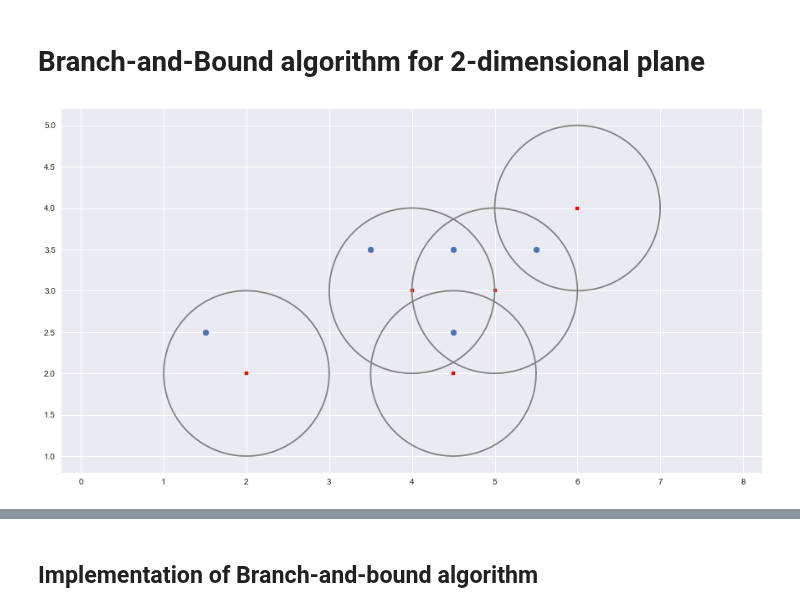
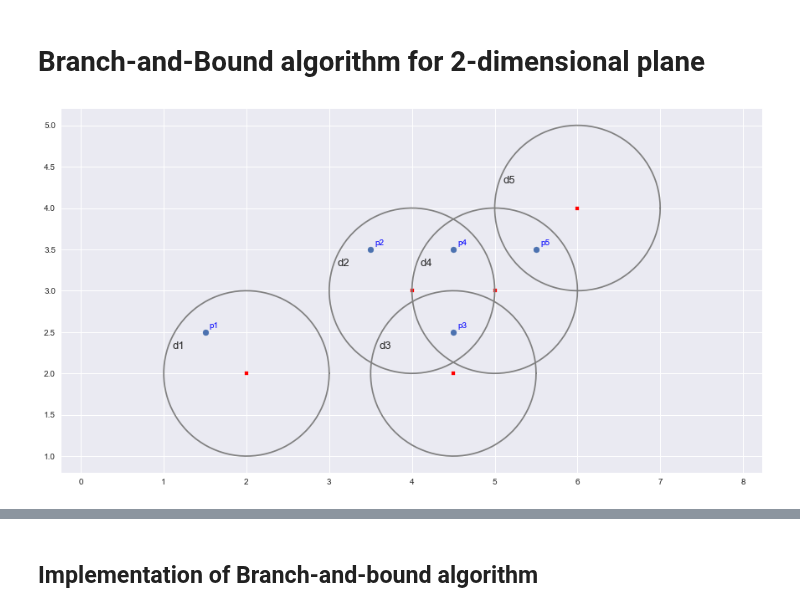
Before and after one commit to vesran/AAP, a Jupyter notebook: DUDC.ipynb, the cells around one changed output, grey strips where cells are left out. Saved outputs shown, nothing was run; the diff lists cells and outputs as text; code cells hidden in the pictures.

```diff
--- a/DUDC.ipynb
+++ b/DUDC.ipynb
@@ -7,43 +7,50 @@ plt.style.use('seaborn')
 # Branch-and-Bound algorithm for 2-dimensional plane
 # %%
 class Disk:
+    count = 1
 
-    def __init__(self, x, y, radius=1):
+    def __init__(self, x, y, radius=1, name=None):
         self.center = (x, y)
         self.radius = radius
+        self.name = name if name is not None else f'd{Disk.count}'
+        Disk.count += 1
 
     def contains(self, point):
         # True if the distance between the center and the given point <= 1
         return ((self.center[0] - point[0]) ** 2 + (self.center[1] - point[1]) ** 2) ** 0.5 <= self.radius
 
     def __repr__(self):
-        return f"({self.center[0]}, {self.center[1]})"
+        return self.name
 
 
 # Visualizing points and disks
 def show(P, Q, figsize=(15, 8), colors=None):
     plt.figure(figsize=figsize)
     plt.axis('equal')
 
     # Plot points & disk centers
     points = np.array(P).reshape((len(P), 2))
     plt.scatter(points[:,0], points[:,1])
     centers = np.array([disk.center for disk in Q]).reshape((len(Q), 2))
     plt.scatter(centers[:,0], centers[:,1], color='r', marker='s', s=10)
 
+    for i, p in enumerate(P):
+        plt.text(p[0]+0.05, p[1]+0.05, f'p{i+1}', color='blue')
+
     # Plot disks
     for i, disk in enumerate(Q):
         theta = np.linspace(0, 2*np.pi, 100)
         r = np.sqrt(disk.radius)
         x1 = r*np.cos(theta) + disk.center[0]
         x2 = r*np.sin(theta) + disk.center[1]
+        plt.text(disk.center[0]-0.9, disk.center[1]+0.3, disk.name, fontsize=13)
         plt.plot(x1, x2, color='grey' if colors is None else colors[i])
 
 P = [(1.5, 2.5), (3.5, 3.5), (4.5, 2.5), (4.5, 3.5), (5.5, 3.5)]
 Q = [Disk(2, 2), Disk(4, 3), Disk(4.5, 2), Disk(5, 3), Disk(6, 4)]
 show(P, Q)
 # %% [output]
-[figure, old version]
+[figure, new version]
 # %% [markdown]
 ## NP-hardness proof
 
```
Also changed, not shown: parts of 3 cells of this notebook, 1 other file.
